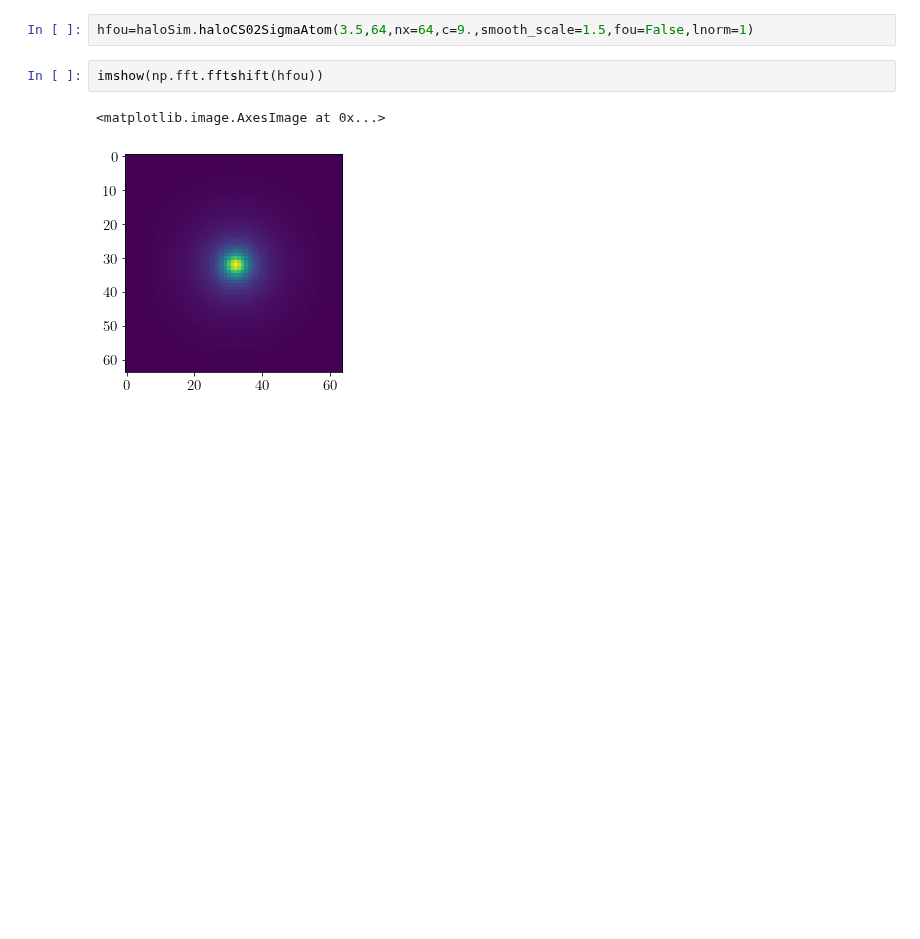
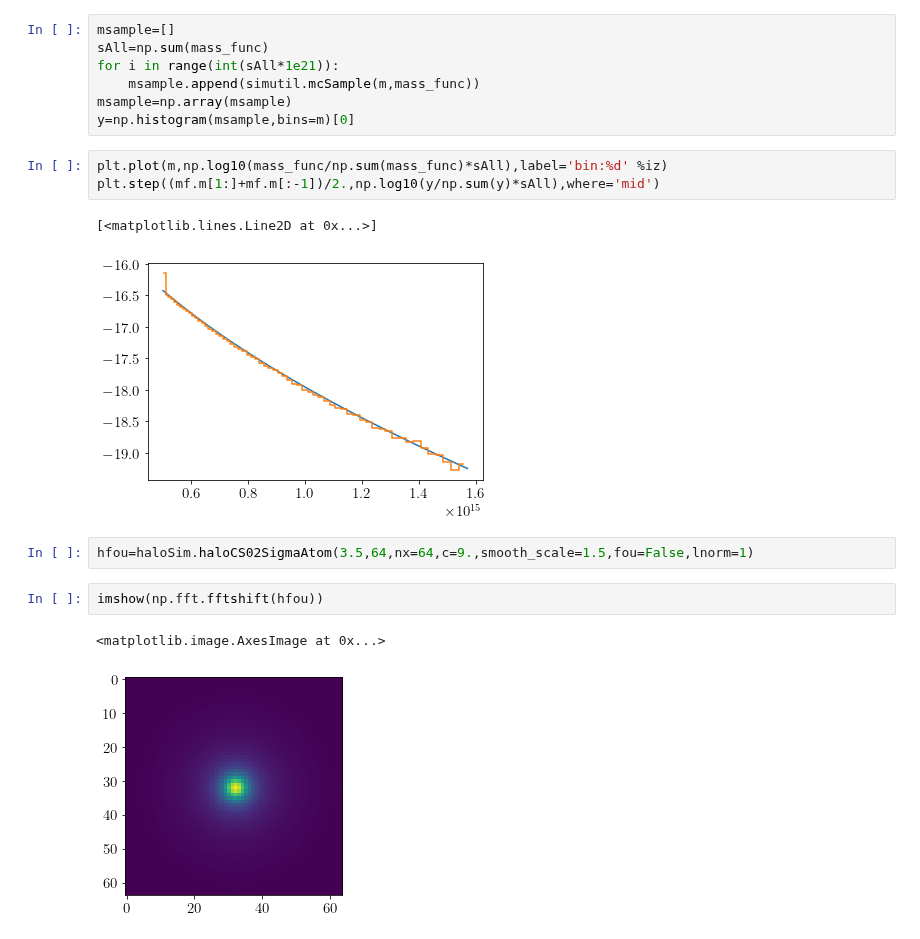
Before and after one commit to mr-superonion/splinv, a Jupyter notebook: notebook/s19/0-haloMF_Prior.ipynb, the cells around one changed output. Saved outputs shown, nothing was run; the diff lists cells and outputs as text; blank space fills up the shorter version.

```diff
--- a/notebook/s19/0-haloMF_Prior.ipynb
+++ b/notebook/s19/0-haloMF_Prior.ipynb
@@ -51,3 +67,16 @@ plt.grid()
+# %%
+msample=[]
+sAll=np.sum(mass_func)
+for i in range(int(sAll*1e21)):
+    msample.append(simutil.mcSample(m,mass_func))
+msample=np.array(msample)
+y=np.histogram(msample,bins=m)[0]
+# %%
+plt.plot(m,np.log10(mass_func/np.sum(mass_func)*sAll),label='bin:%d' %iz)
+plt.step((mf.m[1:]+mf.m[:-1])/2.,np.log10(y/np.sum(y)*sAll),where='mid')
+# %% [output]
+[<matplotlib.lines.Line2D at 0x...>]
+[figure, added]
 # %%
 hfou=haloSim.haloCS02SigmaAtom(3.5,64,nx=64,c=9.,smooth_scale=1.5,fou=False,lnorm=1)
 # %%
```
Also changed, not shown: parts of 3 cells of this notebook, 2 other files.
